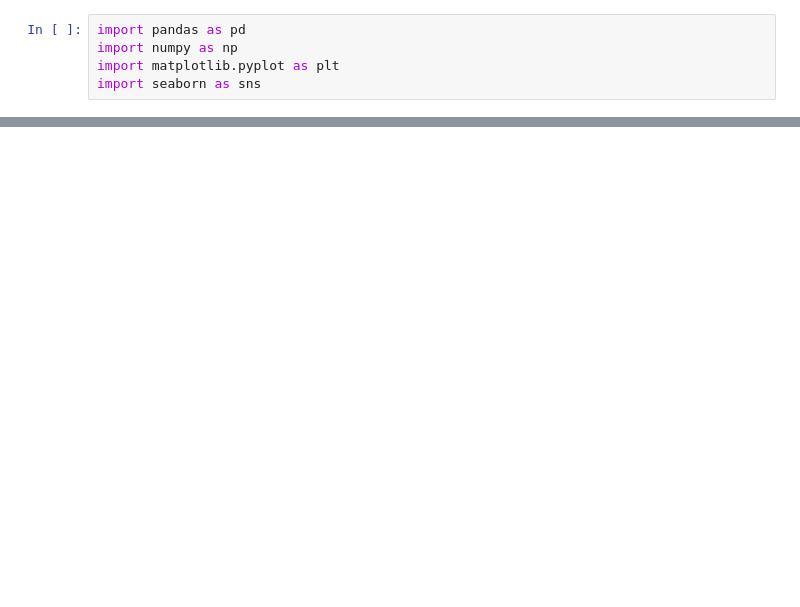
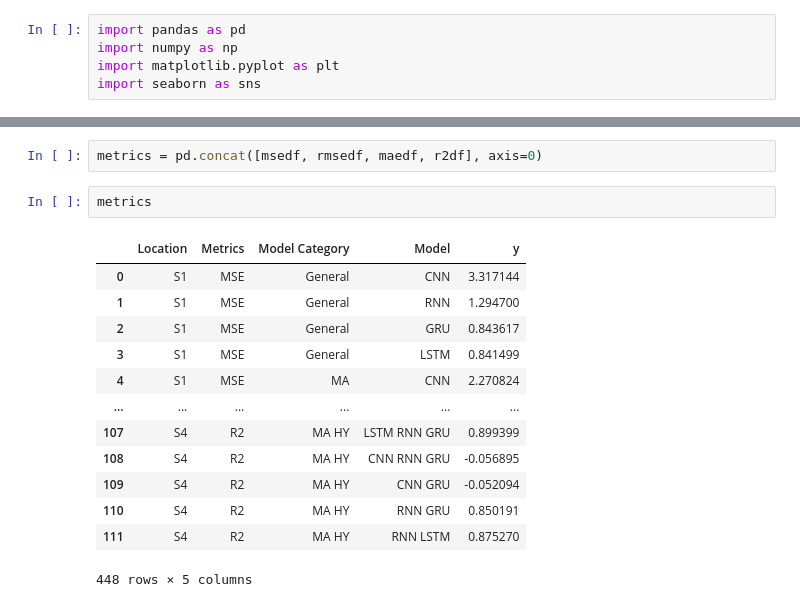
Before and after one commit to rakibhhridoy/Research, a Jupyter notebook: Colab/Turag/Python/DL Lab/Multivariate/Metrics.ipynb, the cells around one changed output, grey strips where cells are left out. Drawn from its saved outputs; the diff is of its cells as text; blank space fills up the shorter version.

```diff
--- a/Colab/Turag/Python/DL Lab/Multivariate/Metrics.ipynb
+++ b/Colab/Turag/Python/DL Lab/Multivariate/Metrics.ipynb
@@ -25,0 +152,18 @@ doD = pd.read_csv('DOD/epochs50/metricsT.csv', index_col= False)
+# %%
+metrics = pd.concat([msedf, rmsedf, maedf, r2df], axis=0)
+# %%
+metrics
+# %% [output]
+|  | Location | Metrics | Model Category | Model | y |
+| 0 | S1 | MSE | General | CNN | 3.317144 |
+| 1 | S1 | MSE | General | RNN | 1.294700 |
+| 2 | S1 | MSE | General | GRU | 0.843617 |
+| 3 | S1 | MSE | General | LSTM | 0.841499 |
+| 4 | S1 | MSE | MA | CNN | 2.270824 |
+| ... | ... | ... | ... | ... | ... |
+| 107 | S4 | R2 | MA HY | LSTM RNN GRU | 0.899399 |
+| 108 | S4 | R2 | MA HY | CNN RNN GRU | -0.056895 |
+| 109 | S4 | R2 | MA HY | CNN GRU | -0.052094 |
+| 110 | S4 | R2 | MA HY | RNN GRU | 0.850191 |
+| 111 | S4 | R2 | MA HY | RNN LSTM | 0.875270 |
+448 rows × 5 columns
```
Also changed, not shown: parts of 24 cells of this notebook, 4 other files.
